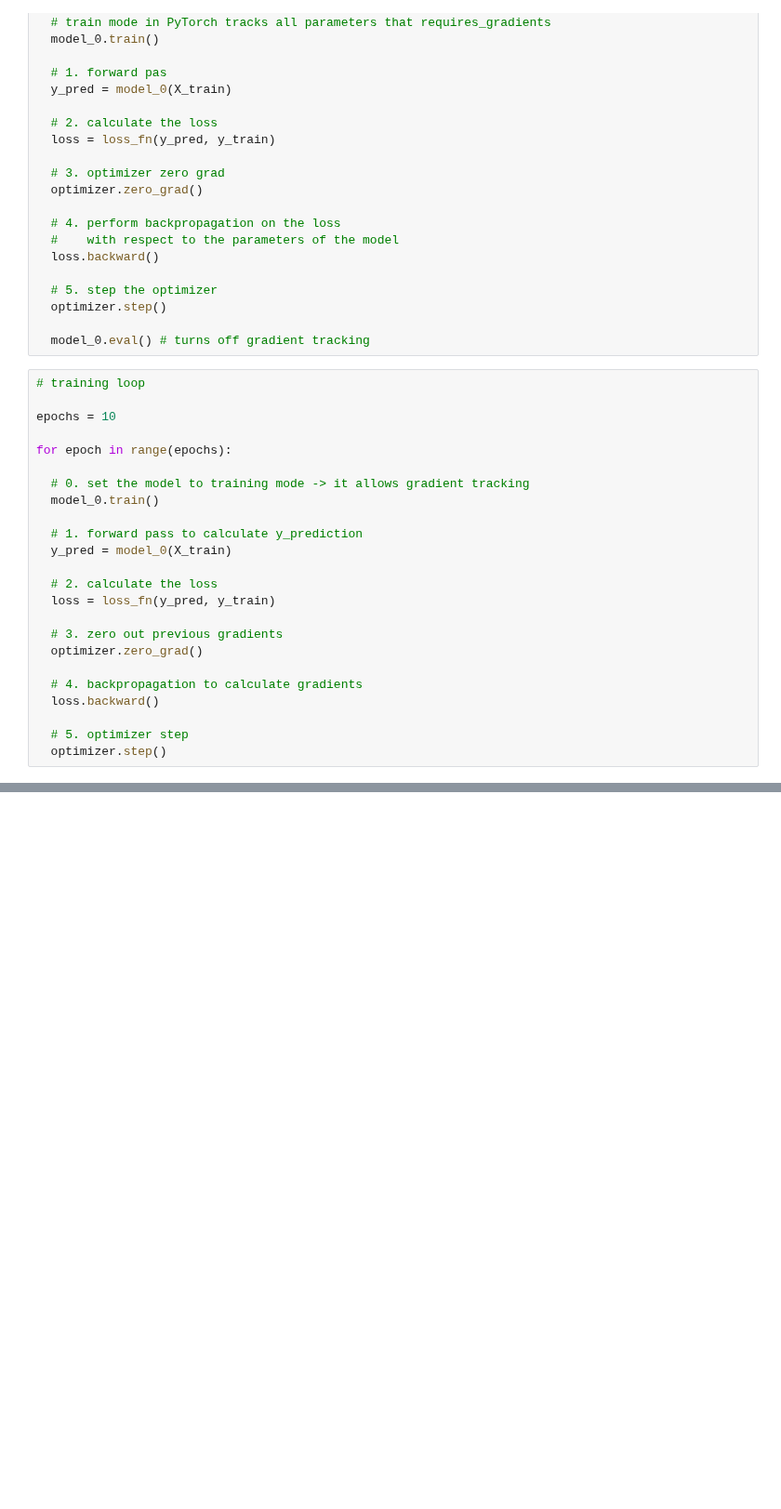
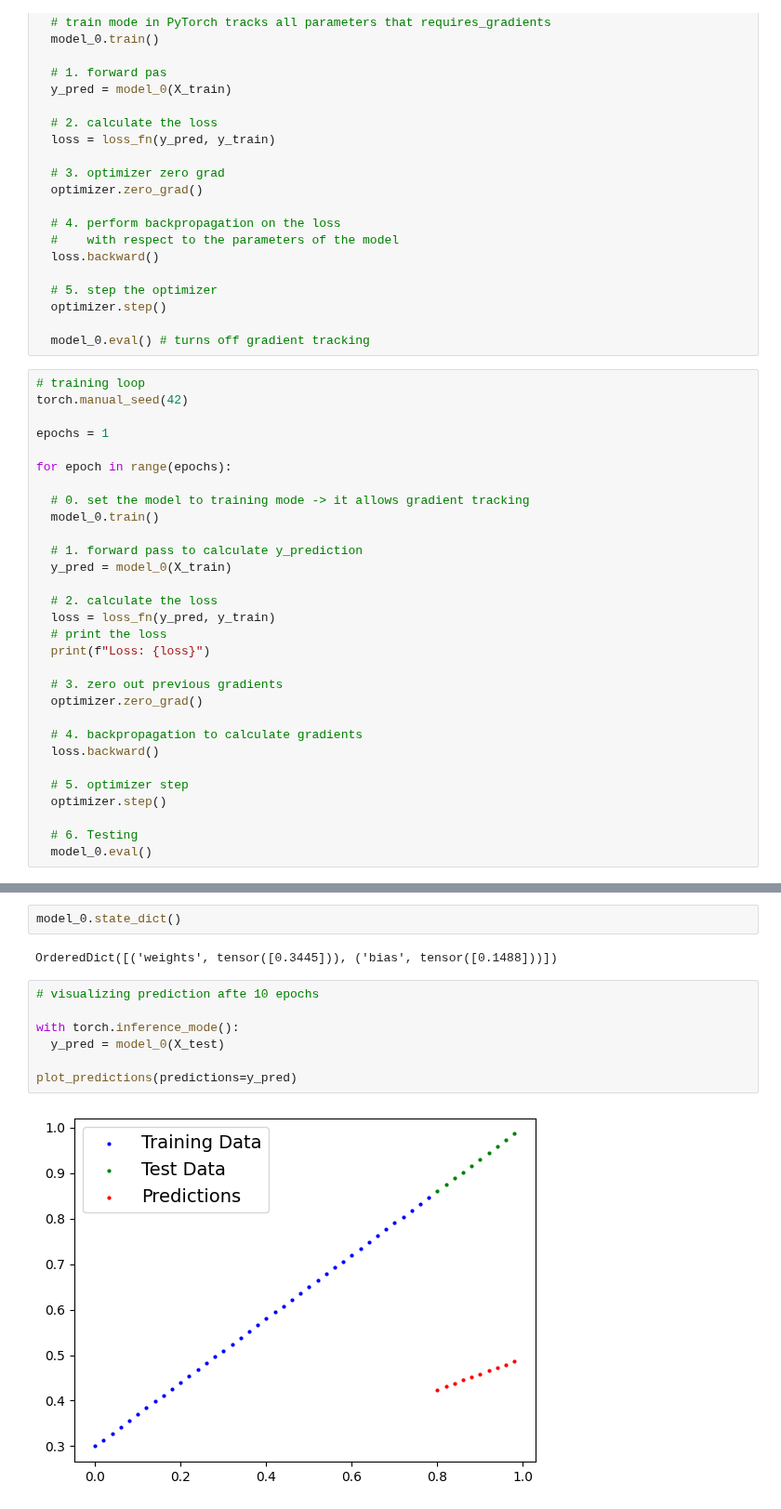
Before and after one commit to mirpouya/Pytorch_Tutorial, a Jupyter notebook: 01_PyTorch_Workflow.ipynb, the cells around one changed output, grey strips where cells are left out. Shown at 93% size. Cells and saved outputs as stored; diff of their text form; blank space fills up the shorter version.

```diff
--- a/01_PyTorch_Workflow.ipynb
+++ b/01_PyTorch_Workflow.ipynb
@@ -215,8 +215,9 @@ for epoch in range(epochs):
   model_0.eval() # turns off gradient tracking
 # %%
 # training loop
+torch.manual_seed(42)
 
-epochs = 10
+epochs = 1
 
 for epoch in range(epochs):
 
@@ -228,6 +229,8 @@ for epoch in range(epochs):
 
   # 2. calculate the loss
   loss = loss_fn(y_pred, y_train)
+  # print the loss
+  print(f"Loss: {loss}")
 
   # 3. zero out previous gradients
   optimizer.zero_grad()
@@ -237,3 +240,6 @@ for epoch in range(epochs):
 
   # 5. optimizer step
   optimizer.step()
+
+  # 6. Testing
+  model_0.eval()
@@ -239,0 +248,13 @@ for epoch in range(epochs):
+# %%
+model_0.state_dict()
+# %% [output]
+OrderedDict([('weights', tensor([0.3445])), ('bias', tensor([0.1488]))])
+# %%
+# visualizing prediction afte 10 epochs
+
+with torch.inference_mode():
+  y_pred = model_0(X_test)
+
+plot_predictions(predictions=y_pred)
+# %% [output]
+[figure, added]
```
Also changed, not shown: parts of 2 cells of this notebook.
